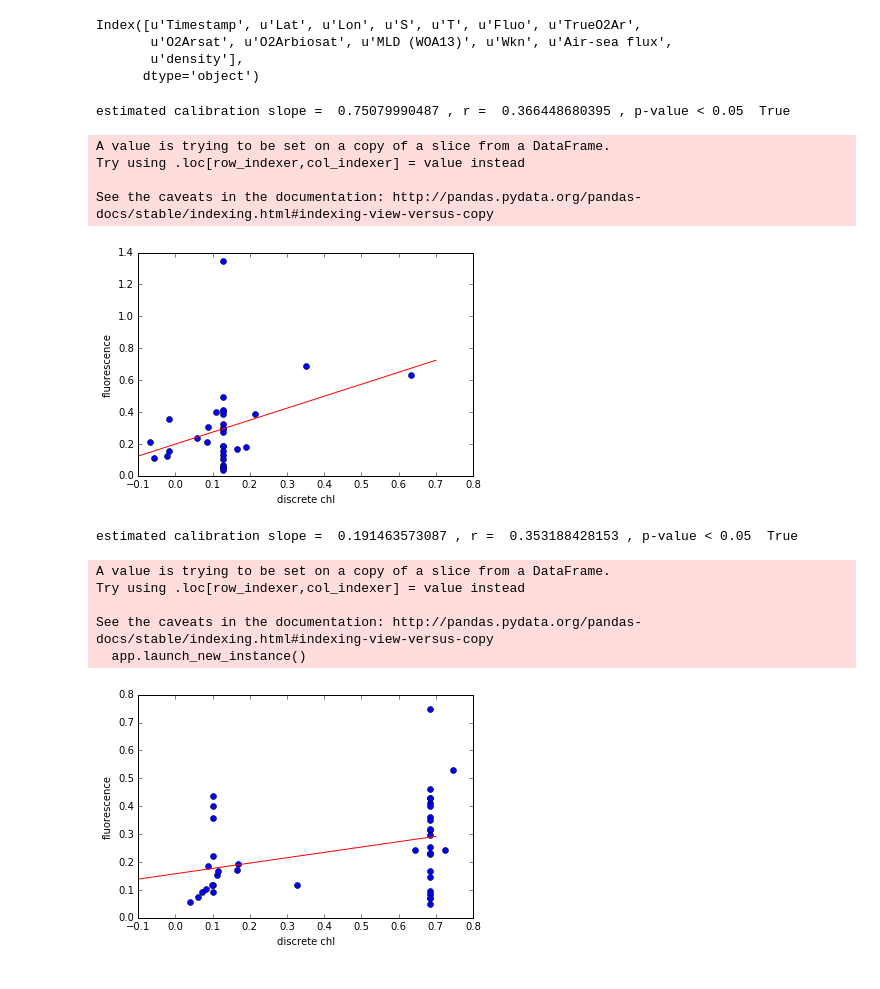
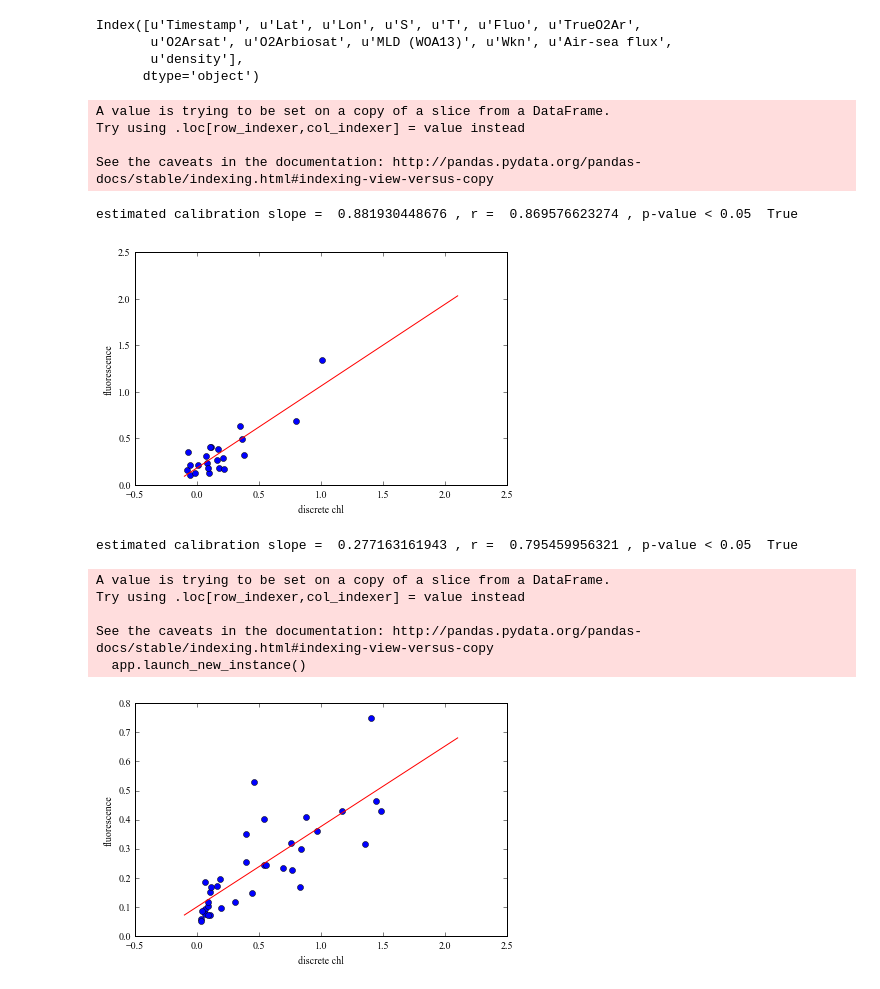
Before and after one commit to sophieclayton/kuroshio_productivity, a Jupyter notebook: Chl_calib.ipynb, the cells around one changed output. Cells and saved outputs as stored; diff of their text form; code cells hidden in the pictures.

Commit message:
calibrated fluo to chl andmade underway plots

```diff
--- a/Chl_calib.ipynb
+++ b/Chl_calib.ipynb
@@ -7,6 +7,11 @@ import scipy.stats as ss
 
 import gsw as sw
 from mpl_toolkits.basemap import Basemap, cm, interp
+
+from matplotlib import rcParams
+rcParams.update({'figure.autolayout': True})
+rcParams.update({'font.family': 'serif'})
+rcParams.update({'font.serif': 'Times New Roman'})
 # %%
 # import data
 
@@ -15,7 +20,7 @@ minlon = 129
 
 Tok1 = pd.read_csv(r'/Users/sclayton/Google Drive/o2ar_data/Tokyo1_vSept16.csv', sep = ',')
 Tok1['density'] = sw.rho(Tok1['S'].values,Tok1['T'].values,0)
-Tok1 = Tok1[(Tok1['Lon']>minlon) & (Tok1['Lon']<maxlon)]
+#Tok1 = Tok1[(Tok1['Lon']>minlon) & (Tok1['Lon']<maxlon)]
 
 Tok1['dlat'] = np.insert(np.diff(Tok1['Lat']), 0, 0)
 Tok1 = Tok1[np.abs(Tok1['dlat'])<0.08]
@@ -23,11 +28,11 @@ Tok1 = Tok1[np.abs(Tok1['dlat'])<0.08]
 
 Tok3 = pd.read_csv(r'/Users/sclayton/Google Drive/o2ar_data/Tokyo3_vSept16.csv', sep = ',')
 Tok3['density'] = sw.rho(Tok3['S'].values,Tok3['T'].values,0)
-Tok3 = Tok3[(Tok3['Lon']>minlon) & (Tok3['Lon']<maxlon)]
+#Tok3 = Tok3[(Tok3['Lon']>minlon) & (Tok3['Lon']<maxlon)]
 
 Tian = pd.read_csv(r'/Users/sclayton/Google Drive/o2ar_data/Tianjin2_vSept16.csv', sep = ',')
 Tian['density'] = sw.rho(Tian['S'].values,Tian['T'].values,0)
-Tian = Tian[(Tian['Lon']>minlon) & (Tian['Lon']<maxlon)]
+#Tian = Tian[(Tian['Lon']>minlon) & (Tian['Lon']<maxlon)]
 
 print Tian.columns
 # %% [output]
@@ -38,33 +43,40 @@ Index([u'Timestamp', u'Lat', u'Lon', u'S', u'T', u'Fluo', u'TrueO2Ar',
 # %%
 # import calibration data
 
 calib = pd.read_csv(r'/Users/sclayton/Google Drive/o2ar_data/Discrete_ChlO2Ar_ForSophie.csv', sep = ',')
 
+calib = calib.dropna()
+#calib = calib[(calib['Lon']>minlon) & (calib['Lon']<maxlon)]
+
 subTok1 = calib[calib['Cruise ID']=='Tokyo_1']
-subTok1['Fluo'] = np.interp(subTok1['Chlorophyll Date/Time'],Tok1['Timestamp'], Tok1['Fluo'])
+subTok1['Fluo'] = np.interp(subTok1['Date/Time'],Tok1['Timestamp'], Tok1['Fluo'],left=np.nan, right=np.nan, period=None)
 subTok1 = subTok1.dropna()
 
 plt.plot(subTok1['Fluo'],subTok1['[Chl] (ug/L)'], 'o')
 plt.xlabel('discrete chl')
 plt.ylabel('fluorescence')
 
 mT,cT, rT, pT, std_errT = ss.linregress(subTok1['Fluo'],subTok1['[Chl] (ug/L)'])
-plt.plot(np.arange(-0.1, 0.8, 0.1), mT*(np.arange(-0.1, 0.8, 0.1))+cT, 'r')
+plt.plot(np.arange(-0.1, 2.2, 0.1), mT*(np.arange(-0.1, 2.2, 0.1))+cT, 'r')
 
 print 'estimated calibration slope = ', mT, ', r = ', rT, ', p-value < 0.05 ', pT<0.05
 
 plt.show()
+
+# calibrate fluorescence for Tokyo_1
+
+Tok1['chl'] = mT*Tok1['Fluo']+cT
 # %% [output]
-estimated calibration slope =  0.75079990487 , r =  0.366448680395 , p-value < 0.05  True
+A value is trying to be set on a copy of a slice from a DataFrame.
+Try using .loc[row_indexer,col_indexer] = value instead
+
+See the caveats in the documentation: http://pandas.pydata.org/pandas-docs/stable/indexing.html#indexing-view-versus-copy
-A value is trying to be set on a copy of a slice from a DataFrame.
-Try using .loc[row_indexer,col_indexer] = value instead
-
-See the caveats in the documentation: http://pandas.pydata.org/pandas-docs/stable/indexing.html#indexing-view-versus-copy
+estimated calibration slope =  0.881930448676 , r =  0.869576623274 , p-value < 0.05  True
-[figure, old version]
+[figure, new version]
 # %%
 # import calibration data
 subTok3 = calib[calib['Cruise ID']=='Tokyo_3']
-subTok3['Fluo'] = np.interp(subTok3['Chlorophyll Date/Time'],Tok3['Timestamp'], Tok3['Fluo'])
+subTok3['Fluo'] = np.interp(subTok3['Date/Time'],Tok3['Timestamp'], Tok3['Fluo'],left=np.nan, right=np.nan, period=None)
 subTok3 = subTok3.dropna()
 
 plt.plot(subTok3['Fluo'], subTok3['[Chl] (ug/L)'], 'o')
@@ -72,19 +84,21 @@ plt.xlabel('discrete chl')
 plt.ylabel('fluorescence')
 
 mT,cT, rT, pT, std_errT = ss.linregress(subTok3['Fluo'], subTok3['[Chl] (ug/L)'])
-plt.plot(np.arange(-0.1, 0.8, 0.1), mT*(np.arange(-0.1, 0.8, 0.1))+cT, 'r')
+plt.plot(np.arange(-0.1, 2.2, 0.1), mT*(np.arange(-0.1, 2.2,0.1))+cT, 'r')
 
 print 'estimated calibration slope = ', mT, ', r = ', rT, ', p-value < 0.05 ', pT<0.05
 
 plt.show()
+
+Tok3['chl'] = mT*Tok3['Fluo']+cT
 # %% [output]
-estimated calibration slope =  0.191463573087 , r =  0.353188428153 , p-value < 0.05  True
+estimated calibration slope =  0.277163161943 , r =  0.795459956321 , p-value < 0.05  True
 A value is trying to be set on a copy of a slice from a DataFrame.
 Try using .loc[row_indexer,col_indexer] = value instead
 
 See the caveats in the documentation: http://pandas.pydata.org/pandas-docs/stable/indexing.html#indexing-view-versus-copy
   app.launch_new_instance()
-[figure, old version]
+[figure, new version]
 # %%
 # import calibration data
 
```
Also changed, not shown: parts of 2 cells of this notebook.
